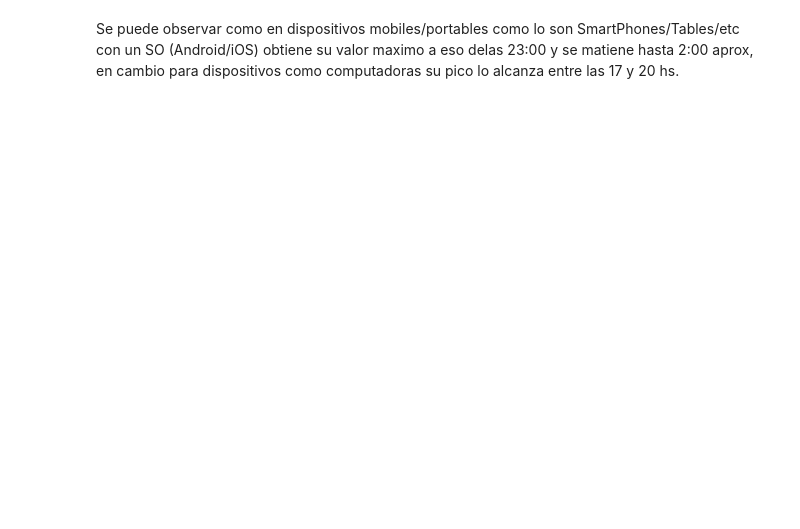
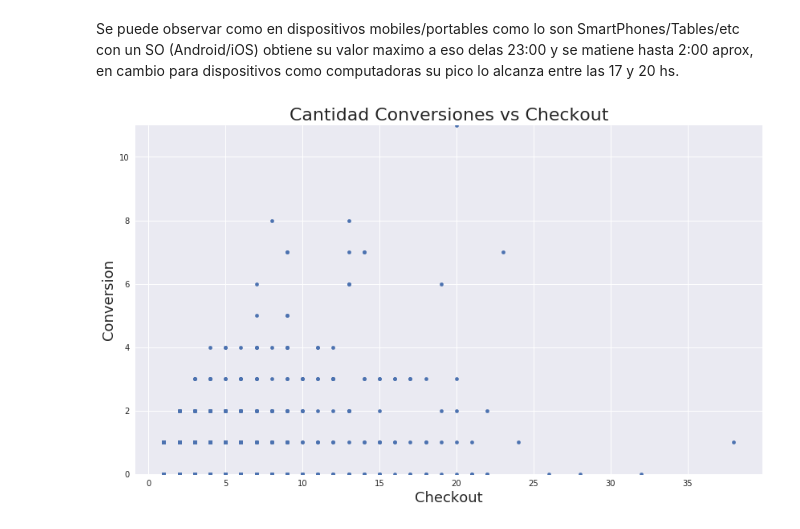
Before and after one commit to bauticanavese/Datos-Tps, a Jupyter notebook: TP1/Calculos Previos/AnlaisisExp-BC.ipynb, the cells around one changed output. Saved outputs shown, nothing was run; the diff lists cells and outputs as text; code cells hidden in the pictures; blank space fills up the shorter version.

Commit message:
Relacion checkout vs conversion

```diff
--- a/TP1/Calculos Previos/AnlaisisExp-BC.ipynb
+++ b/TP1/Calculos Previos/AnlaisisExp-BC.ipynb
@@ -296,3 +299,24 @@ g.set_ylabel("Hora (BRA/ARG)", fontsize=18)
 Se puede observar como en dispositivos mobiles/portables como lo son SmartPhones/Tables/etc con un SO (Android/iOS)
 obtiene su valor maximo a eso delas 23:00 y se matiene hasta 2:00 aprox, en cambio para dispositivos como computadoras
 su pico lo alcanza entre las 17 y 20 hs.
+# %%
+eventos = eventos_2018.loc[(eventos_2018['event'] == 'checkout') | (eventos_2018['event'] == 'conversion')].groupby('person')['event'].value_counts()
+# %%
+df = eventos.unstack().fillna(0)
+df.reset_index(inplace=True)
+# Filtramos los datos, no puede haber una conversion sin antes un checkout o mas conversiones que chekout.
+df = df.loc[df['conversion'] <= df['checkout']]
+
+#df.columns.droplevel()
+# eventos.columns = ['checkout', 'conversion']
+# %%
+#eventos.plot(kind='scatter', x=eventos.checkout, y=eventos.conversion)
+f = plt.figure()
+plt.title('Cantidad Conversiones vs Checkout', fontsize=22)
+ax = df.plot(kind='scatter',x='checkout', y='conversion', figsize=(14,8), ax=f.gca())
+ax.set_ylabel('Conversion', fontsize=18);
+ax.set_xlabel('Checkout', fontsize=18);
+ax.set_ylim(0, df['conversion'].max())
+plt.show()
+# %% [output]
+[figure, added]
```
Also changed, not shown: parts of 10 cells of this notebook.
